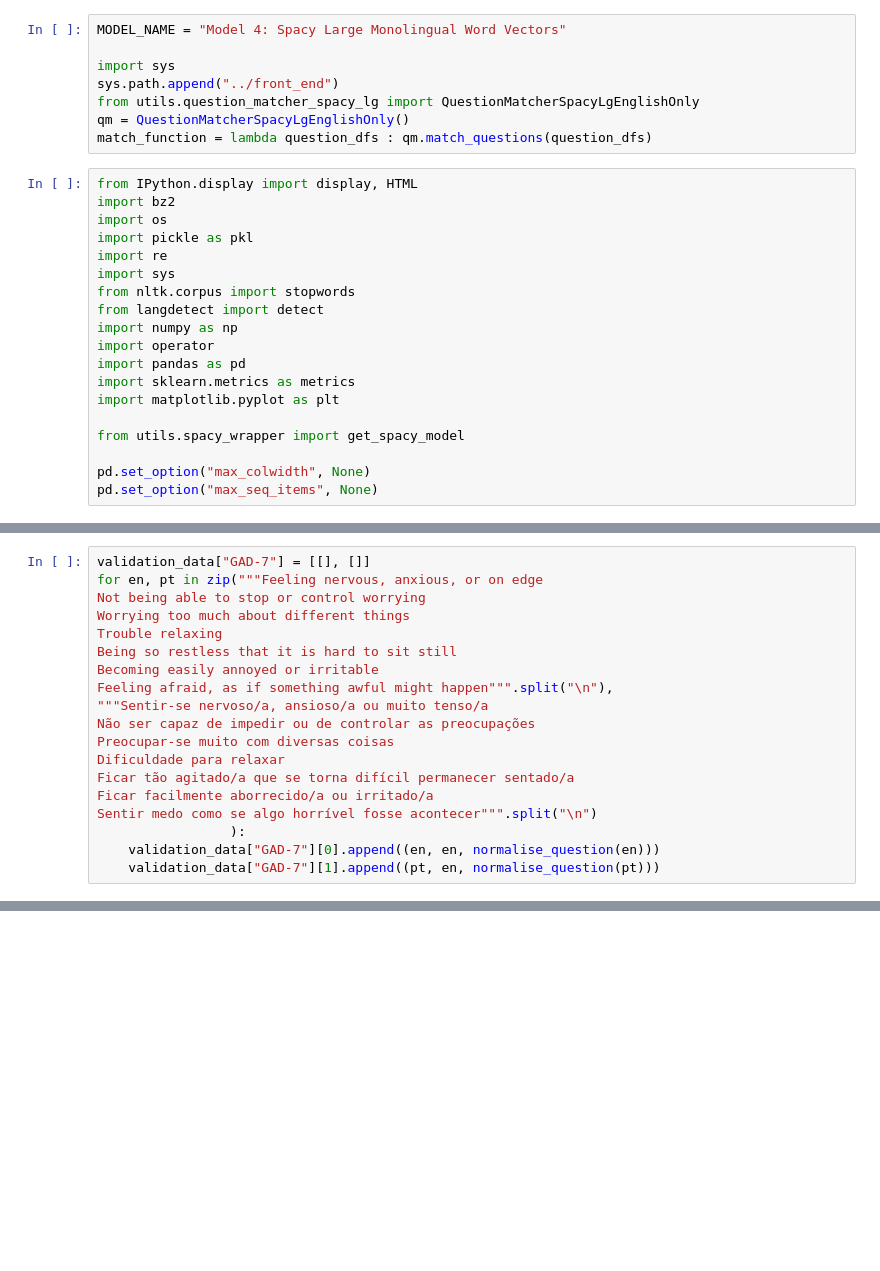
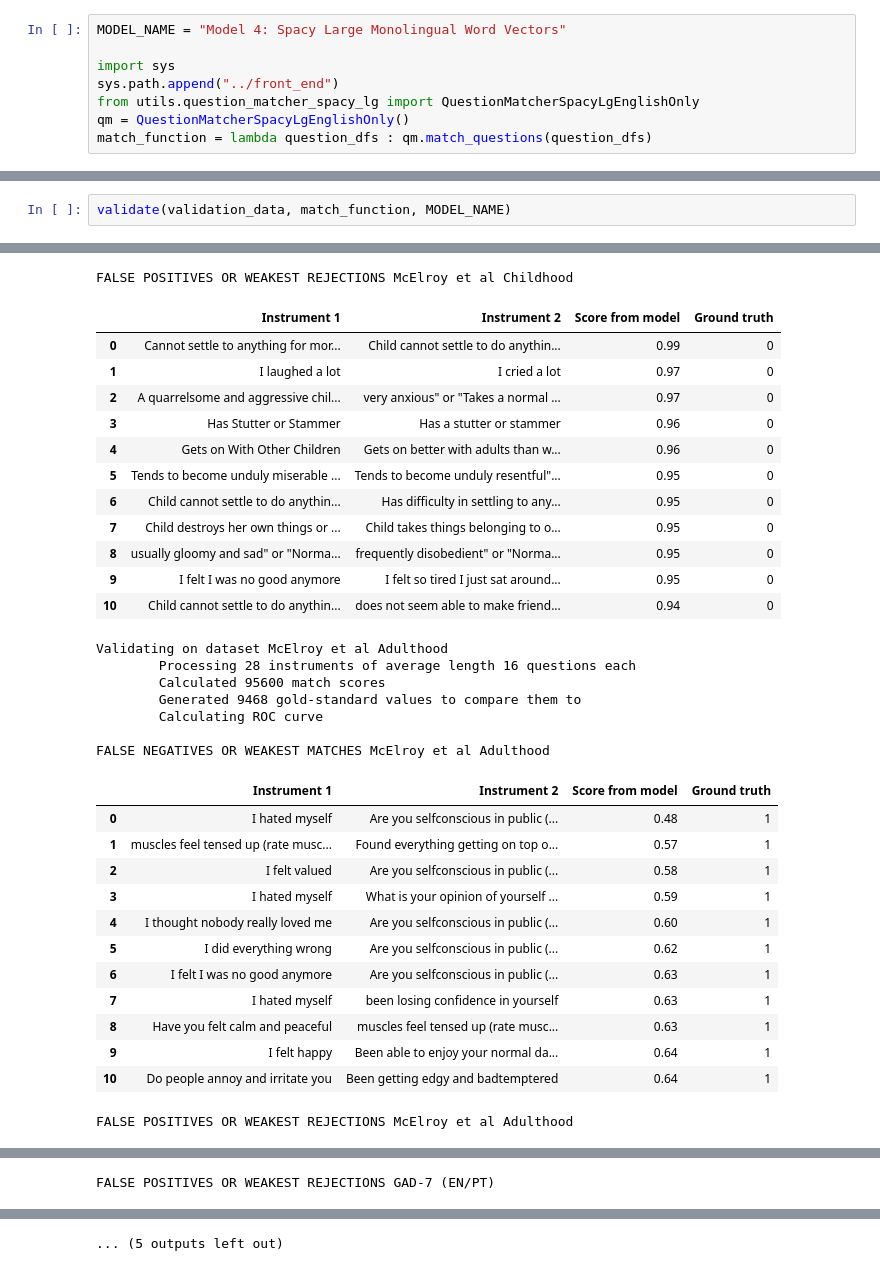
Before and after one commit to harmonydata/harmony_original, a Jupyter notebook: notebooks/Evaluate_Model_04_Spacy_Lg_On_Eoin_and_GAD7.ipynb, the cells around one changed output, grey strips where cells are left out. Cells and saved outputs as stored; diff of their text form; blank space fills up the shorter version.

Commit message:
Reran experiments including Brazilian dataset

```diff
--- a/notebooks/Evaluate_Model_04_Spacy_Lg_On_Eoin_and_GAD7.ipynb
+++ b/notebooks/Evaluate_Model_04_Spacy_Lg_On_Eoin_and_GAD7.ipynb
@@ -18,22 +18,3 @@ sys.path.append("../front_end")
 from utils.question_matcher_spacy_lg import QuestionMatcherSpacyLgEnglishOnly
 qm = QuestionMatcherSpacyLgEnglishOnly()
 match_function = lambda question_dfs : qm.match_questions(question_dfs)
-# %%
-from IPython.display import display, HTML
-import bz2
-import os
-import pickle as pkl
-import re
-import sys
-from nltk.corpus import stopwords
-from langdetect import detect
-import numpy as np
-import operator
-import pandas as pd
-import sklearn.metrics as metrics
-import matplotlib.pyplot as plt
-
-from utils.spacy_wrapper import get_spacy_model
-
-pd.set_option("max_colwidth", None)
-pd.set_option("max_seq_items", None)
@@ -82,19 +20,0 @@ for sheet_name in ("Childhood","Adulthood"):
-# %%
-validation_data["GAD-7"] = [[], []]
-for en, pt in zip("""Feeling nervous, anxious, or on edge
-Not being able to stop or control worrying
-Worrying too much about different things
-Trouble relaxing
-Being so restless that it is hard to sit still
-Becoming easily annoyed or irritable
-Feeling afraid, as if something awful might happen""".split("\n"),
-"""Sentir-se nervoso/a, ansioso/a ou muito tenso/a
-Não ser capaz de impedir ou de controlar as preocupações
-Preocupar-se muito com diversas coisas
-Dificuldade para relaxar
-Ficar tão agitado/a que se torna difícil permanecer sentado/a
-Ficar facilmente aborrecido/a ou irritado/a
-Sentir medo como se algo horrível fosse acontecer""".split("\n")
-                 ):
-    validation_data["GAD-7"][0].append((en, en, normalise_question(en)))
-    validation_data["GAD-7"][1].append((pt, en, normalise_question(pt)))
@@ -286,0 +26,3 @@ FALSE POSITIVES OR WEAKEST REJECTIONS GAD-7
+# %%
+validate(validation_data, match_function, MODEL_NAME)
+# %% [output]
@@ -286,0 +48,33 @@ FALSE POSITIVES OR WEAKEST REJECTIONS GAD-7
+FALSE POSITIVES OR WEAKEST REJECTIONS McElroy et al Childhood
+|  | Instrument 1 | Instrument 2 | Score from model | Ground truth |
+| 0 | Cannot settle to anything for mor... | Child cannot settle to do anythin... | 0.99 | 0 |
+| 1 | I laughed a lot | I cried a lot | 0.97 | 0 |
+| 2 | A quarrelsome and aggressive chil... | very anxious" or "Takes a normal ... | 0.97 | 0 |
+| 3 | Has Stutter or Stammer | Has a stutter or stammer | 0.96 | 0 |
+| 4 | Gets on With Other Children | Gets on better with adults than w... | 0.96 | 0 |
+| 5 | Tends to become unduly miserable ... | Tends to become unduly resentful"... | 0.95 | 0 |
+| 6 | Child cannot settle to do anythin... | Has difficulty in settling to any... | 0.95 | 0 |
+| 7 | Child destroys her own things or ... | Child takes things belonging to o... | 0.95 | 0 |
+| 8 | usually gloomy and sad" or "Norma... | frequently disobedient" or "Norma... | 0.95 | 0 |
+| 9 | I felt I was no good anymore | I felt so tired I just sat around... | 0.95 | 0 |
+| 10 | Child cannot settle to do anythin... | does not seem able to make friend... | 0.94 | 0 |
+Validating on dataset McElroy et al Adulthood
+        Processing 28 instruments of average length 16 questions each
+        Calculated 95600 match scores
+        Generated 9468 gold-standard values to compare them to
+        Calculating ROC curve
+
+FALSE NEGATIVES OR WEAKEST MATCHES McElroy et al Adulthood
+|  | Instrument 1 | Instrument 2 | Score from model | Ground truth |
+| 0 | I hated myself | Are you selfconscious in public (... | 0.48 | 1 |
+| 1 | muscles feel tensed up (rate musc... | Found everything getting on top o... | 0.57 | 1 |
+| 2 | I felt valued | Are you selfconscious in public (... | 0.58 | 1 |
+| 3 | I hated myself | What is your opinion of yourself ... | 0.59 | 1 |
+| 4 | I thought nobody really loved me | Are you selfconscious in public (... | 0.60 | 1 |
+| 5 | I did everything wrong | Are you selfconscious in public (... | 0.62 | 1 |
+| 6 | I felt I was no good anymore | Are you selfconscious in public (... | 0.63 | 1 |
+| 7 | I hated myself | been losing confidence in yourself | 0.63 | 1 |
+| 8 | Have you felt calm and peaceful | muscles feel tensed up (rate musc... | 0.63 | 1 |
+| 9 | I felt happy | Been able to enjoy your normal da... | 0.64 | 1 |
+| 10 | Do people annoy and irritate you | Been getting edgy and badtemptered | 0.64 | 1 |
+FALSE POSITIVES OR WEAKEST REJECTIONS McElroy et al Adulthood
@@ -286,0 +110 @@ FALSE POSITIVES OR WEAKEST REJECTIONS GAD-7
+FALSE POSITIVES OR WEAKEST REJECTIONS GAD-7 (EN/PT)
@@ -286,0 +123 @@ FALSE POSITIVES OR WEAKEST REJECTIONS GAD-7
+... (5 outputs left out)
```
Also changed, not shown: parts of 6 cells of this notebook, 13 other files.
